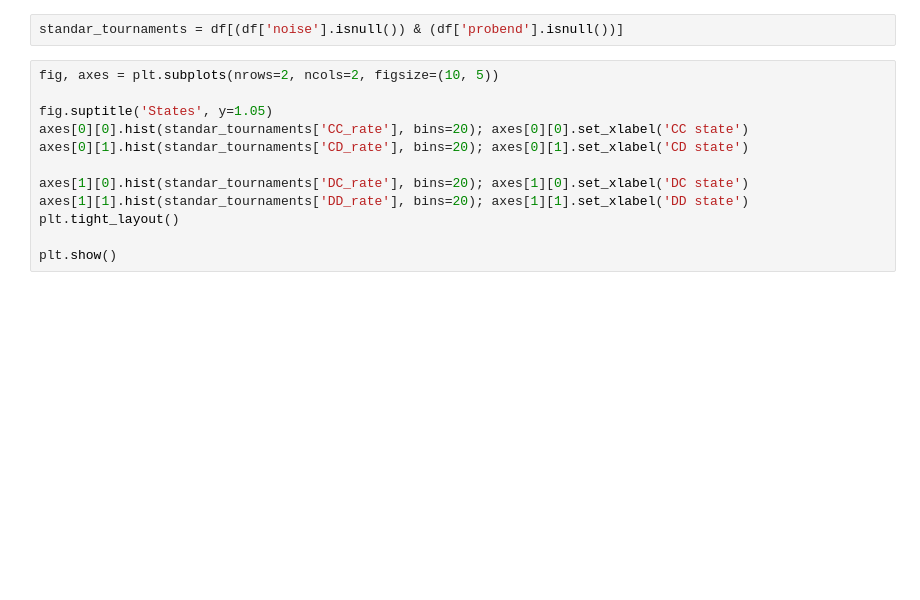
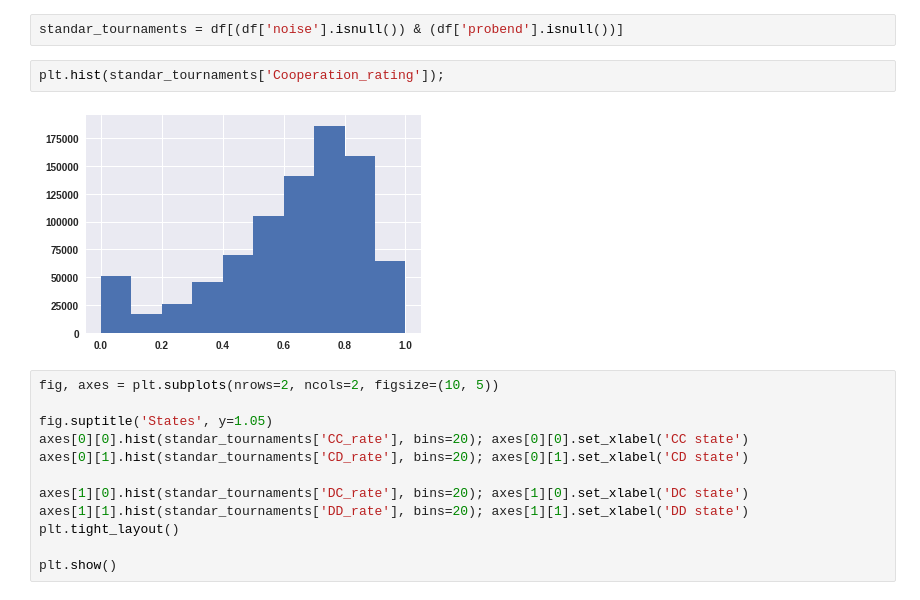
Before and after one commit to Nikoleta-v3/meta-analysis-of-prisoners-dilemma-tournaments, a Jupyter notebook: src/A.1.1 Per type (Standard Tournament).ipynb, the cells around one changed output. Saved outputs shown, nothing was run; the diff lists cells and outputs as text; blank space fills up the shorter version.

```diff
--- a/src/A.1.1 Per type (Standard Tournament).ipynb
+++ b/src/A.1.1 Per type (Standard Tournament).ipynb
@@ -49,6 +49,10 @@ Standard
 df = pd.read_csv('data/df.csv')
 # %%
 standar_tournaments = df[(df['noise'].isnull()) & (df['probend'].isnull())]
+# %%
+plt.hist(standar_tournaments['Cooperation_rating']);
+# %% [output]
+[figure, added]
 # %%
 fig, axes = plt.subplots(nrows=2, ncols=2, figsize=(10, 5))
 
```
Also changed, not shown: parts of 20 cells of this notebook, 9 other files.
